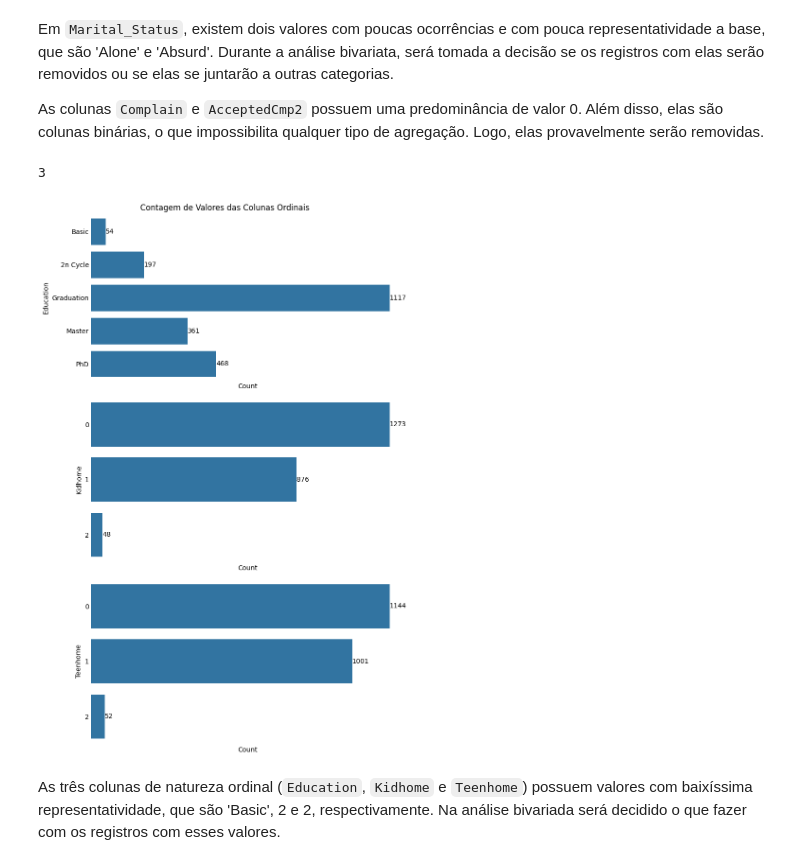
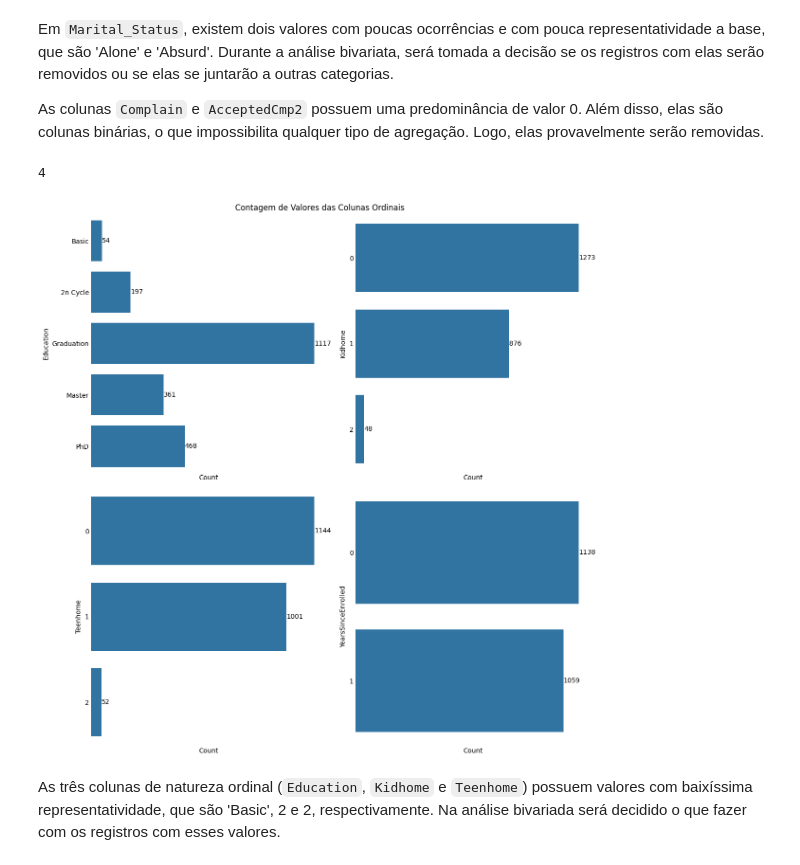
Before and after one commit to LucasGPestana/ifood_analyst, a Jupyter notebook: notebooks/02_eda_univariate_analysis.ipynb, the cells around one changed output. Drawn from its saved outputs; the diff is of its cells as text; code cells hidden in the pictures.

Commit message:
feat: Insert new derived attributes on columns variables

```diff
--- a/notebooks/02_eda_univariate_analysis.ipynb
+++ b/notebooks/02_eda_univariate_analysis.ipynb
@@ -61,11 +61,13 @@ ordinal_categoric_columns = [
     "Education",
     "Kidhome",
     "Teenhome",
+    "YearsSinceEnrolled"
     ]
 categories_orders = [
     ["Basic", "2n Cycle", "Graduation", "Master", "PhD"],
     [0, 1, 2],
     [0, 1, 2],
+    [0, 1],
 ]
 
 numeric_columns = df.columns.difference(nominal_categoric_columns + ordinal_categoric_columns).tolist()
@@ -76,7 +78,7 @@ len(numeric_columns)
 # %%
 # Análise de histograma com atributos numéricos
 
-fig, axs = plt.subplots(4, 4, figsize=(12, 12))
+fig, axs = plt.subplots(6, 3, figsize=(10, 16))
 
 fig.suptitle("Histogramas das Colunas Numéricas")
 
@@ -98,7 +100,7 @@ plt.show()
 # %%
 # Análise de boxplots com atributos numéricos
 
-fig, axs = plt.subplots(4, 4, figsize=(12, 12))
+fig, axs = plt.subplots(6, 3, figsize=(10, 16))
 
 fig.suptitle("Boxplots das Colunas Numéricas")
 
@@ -170,45 +172,45 @@ As colunas `Complain` e `AcceptedCmp2` possuem uma predominância de valor 0. Al
 # %%
 len(ordinal_categoric_columns)
 # %% [output]
-3
+4
 # %%
 # Contagem de valores das colunas categóricas ordinais
 
-fig, axs = plt.subplots(3, 1, figsize=(8, 12))
+fig, axs = plt.subplots(2, 2, figsize=(12, 12))
 
 fig.suptitle("Contagem de Valores das Colunas Ordinais")
 
-for ax, column, categories_order in zip(axs, ordinal_categoric_columns, categories_orders):
+for ax, column, categories_order in zip(axs.flatten(), ordinal_categoric_columns, categories_orders):
 
     count_data = pd.Categorical(
         df[column],
         categories=categories_order,
         ordered=True
         ).value_counts().sort_index()
 
     sns.barplot(
         y=count_data.index,
         x=count_data.values,
         ax=ax,
         orient='h',
     )
 
     ax.tick_params(axis='x', rotation=45)
     ax.tick_params(axis='y', size=0)
     ax.set_xticks([])
 
     ax.set_frame_on(False)
 
     ax.set_xlabel("Count")
     ax.set_ylabel(column)
 
     for container in ax.containers:
 
         ax.bar_label(container)
 
 plt.tight_layout()
 plt.show()
 # %% [output]
-[figure, old version]
+[figure, new version]
 # %% [markdown]
 As três colunas de natureza ordinal (`Education`, `Kidhome` e `Teenhome`) possuem valores com baixíssima representatividade, que são 'Basic', 2 e 2, respectivamente. Na análise bivariada será decidido o que fazer com os registros com esses valores.
```
Also changed, not shown: parts of 5 cells of this notebook.
